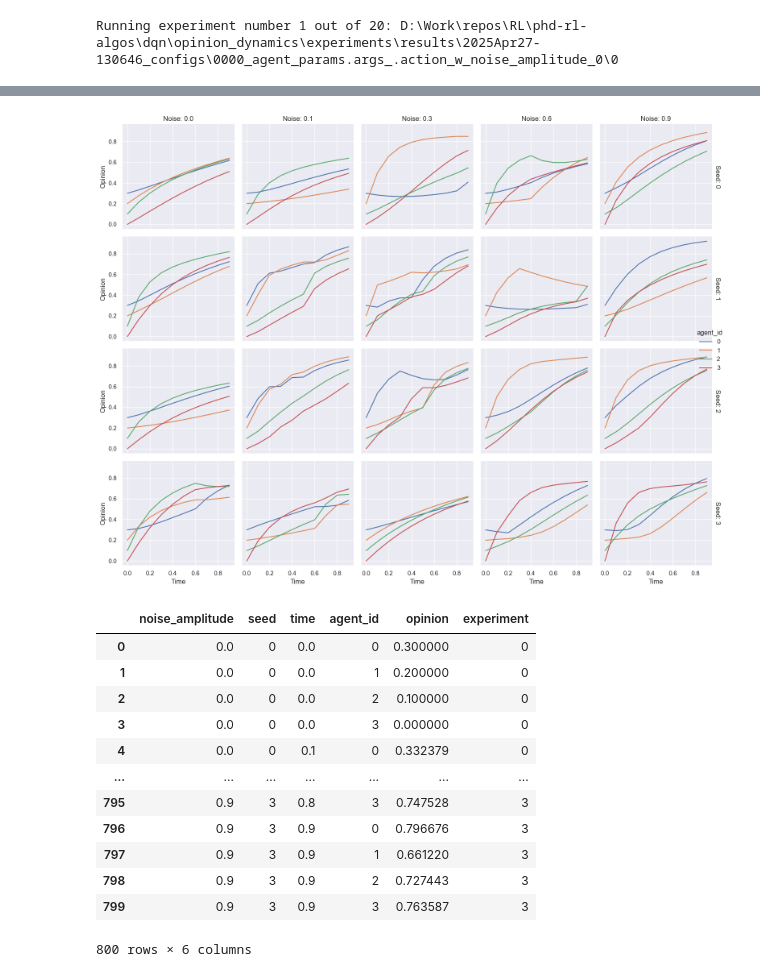
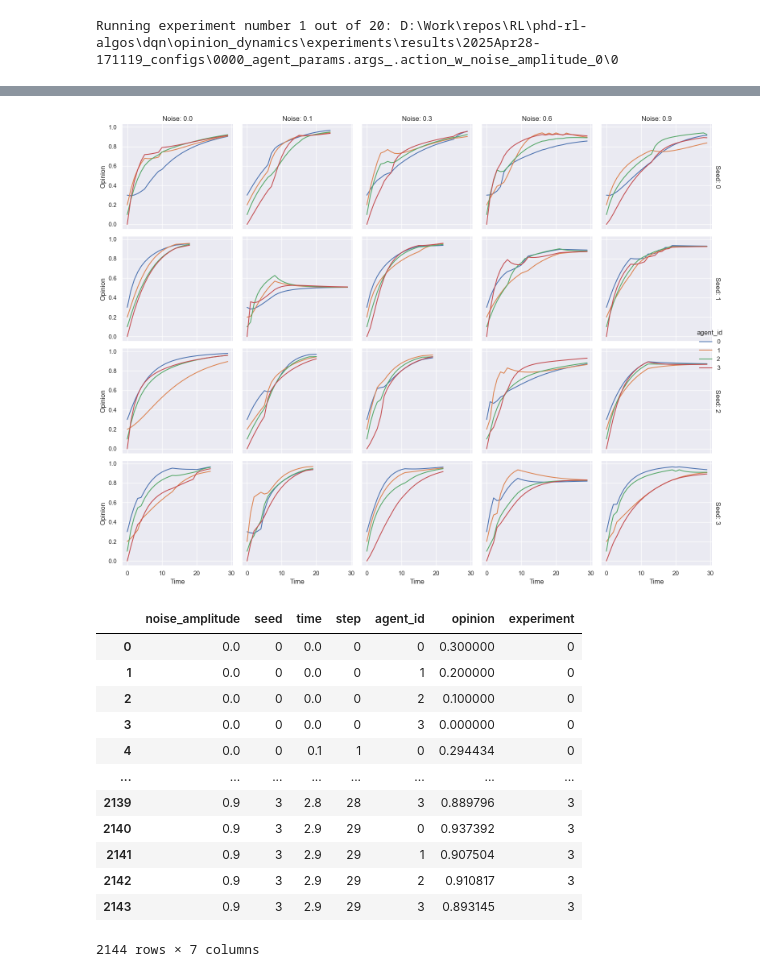
Before and after one commit to mariusdgm/phd-rl-algos, a Jupyter notebook: dqn/opinion_dynamics/experiments/agent_eval_experiment.ipynb, the cells around one changed output, grey strips where cells are left out. Cells and saved outputs as stored; diff of their text form; code cells hidden in the pictures.

```diff
--- a/dqn/opinion_dynamics/experiments/agent_eval_experiment.ipynb
+++ b/dqn/opinion_dynamics/experiments/agent_eval_experiment.ipynb
@@ -112,7 +112,7 @@ def run_policy_agent(env, agent, max_steps=10):
             np.array(rewards_over_time),
             np.array(actions_over_time))
 # %%
-EXP_DIR = r"2025Apr27-130646_configs"
+EXP_DIR = r"2025Apr28-171119_configs"
 EXPERIMENTS_ROOT_DIR = r"D:\Work\repos\RL\phd-rl-algos\dqn\opinion_dynamics\experiments\results"
 EXPERIMENTS_ROOT = os.path.join(EXPERIMENTS_ROOT_DIR, EXP_DIR)
 GAMMA = 0.9
@@ -142,7 +142,7 @@ for i, row in metadata_df.iterrows():
     try:
         env = build_environment()
         agent = instantiate_agent(subdir)
-        opinions, times, rewards, actions = run_policy_agent(env, agent, max_steps=10)
+        opinions, times, rewards, actions = run_policy_agent(env, agent, max_steps=30)
 
         discounted_return = sum((GAMMA**t) * r for t, r in enumerate(rewards))
 
@@ -153,6 +153,7 @@ for i, row in metadata_df.iterrows():
                         "noise_amplitude": noise,
                         "seed": seed,
                         "time": t,
+                        "step": step,
                         "agent_id": agent_id,
                         "opinion": opinion_val,
                         "experiment": os.path.basename(subdir),
@@ -176,11 +177,11 @@ g = sns.FacetGrid(
     margin_titles=True,
     sharey=True,
 )
-g.map_dataframe(sns.lineplot, x="time", y="opinion")
+g.map_dataframe(sns.lineplot, x="step", y="opinion")
 g.set_axis_labels("Time", "Opinion")
 g.set_titles(row_template="Seed: {row_name}", col_template="Noise: {col_name}")
 g.add_legend()
 plt.tight_layout()
 plt.show()
 # %% [output]
-Running experiment number 1 out of 20: D:\Work\repos\RL\phd-rl-algos\dqn\opinion_dynamics\experiments\results\2025Apr27-130646_configs\0000_agent_params.args_.action_w_noise_amplitude_0\0
+Running experiment number 1 out of 20: D:\Work\repos\RL\phd-rl-algos\dqn\opinion_dynamics\experiments\results\2025Apr28-171119_configs\0000_agent_params.args_.action_w_noise_amplitude_0\0
@@ -206,17 +205,17 @@ Running experiment number 20 out of 20: D:\Work\repos\RL\phd-rl-algos\dqn\opinio
-[figure, old version]
+[figure, new version]
 # %%
 df
 # %% [output]
-|  | noise_amplitude | seed | time | agent_id | opinion | experiment |
-| 0 | 0.0 | 0 | 0.0 | 0 | 0.300000 | 0 |
-| 1 | 0.0 | 0 | 0.0 | 1 | 0.200000 | 0 |
-| 2 | 0.0 | 0 | 0.0 | 2 | 0.100000 | 0 |
-| 3 | 0.0 | 0 | 0.0 | 3 | 0.000000 | 0 |
-| 4 | 0.0 | 0 | 0.1 | 0 | 0.332379 | 0 |
-| ... | ... | ... | ... | ... | ... | ... |
-| 795 | 0.9 | 3 | 0.8 | 3 | 0.747528 | 3 |
-| 796 | 0.9 | 3 | 0.9 | 0 | 0.796676 | 3 |
-| 797 | 0.9 | 3 | 0.9 | 1 | 0.661220 | 3 |
-| 798 | 0.9 | 3 | 0.9 | 2 | 0.727443 | 3 |
-| 799 | 0.9 | 3 | 0.9 | 3 | 0.763587 | 3 |
+|  | noise_amplitude | seed | time | step | agent_id | opinion | experiment |
+| 0 | 0.0 | 0 | 0.0 | 0 | 0 | 0.300000 | 0 |
+| 1 | 0.0 | 0 | 0.0 | 0 | 1 | 0.200000 | 0 |
+| 2 | 0.0 | 0 | 0.0 | 0 | 2 | 0.100000 | 0 |
+| 3 | 0.0 | 0 | 0.0 | 0 | 3 | 0.000000 | 0 |
+| 4 | 0.0 | 0 | 0.1 | 1 | 0 | 0.294434 | 0 |
+| ... | ... | ... | ... | ... | ... | ... | ... |
+| 2139 | 0.9 | 3 | 2.8 | 28 | 3 | 0.889796 | 3 |
+| 2140 | 0.9 | 3 | 2.9 | 29 | 0 | 0.937392 | 3 |
+| 2141 | 0.9 | 3 | 2.9 | 29 | 1 | 0.907504 | 3 |
+| 2142 | 0.9 | 3 | 2.9 | 29 | 2 | 0.910817 | 3 |
+| 2143 | 0.9 | 3 | 2.9 | 29 | 3 | 0.893145 | 3 |
-800 rows × 6 columns
+2144 rows × 7 columns
```
Also changed, not shown: parts of 1 cell of this notebook, 8 other files.
